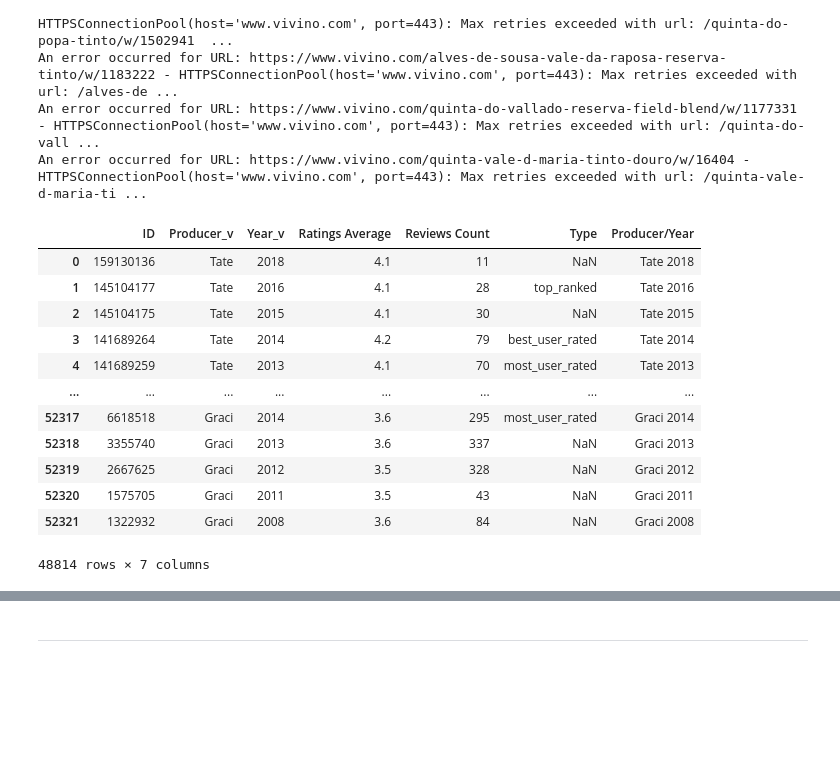
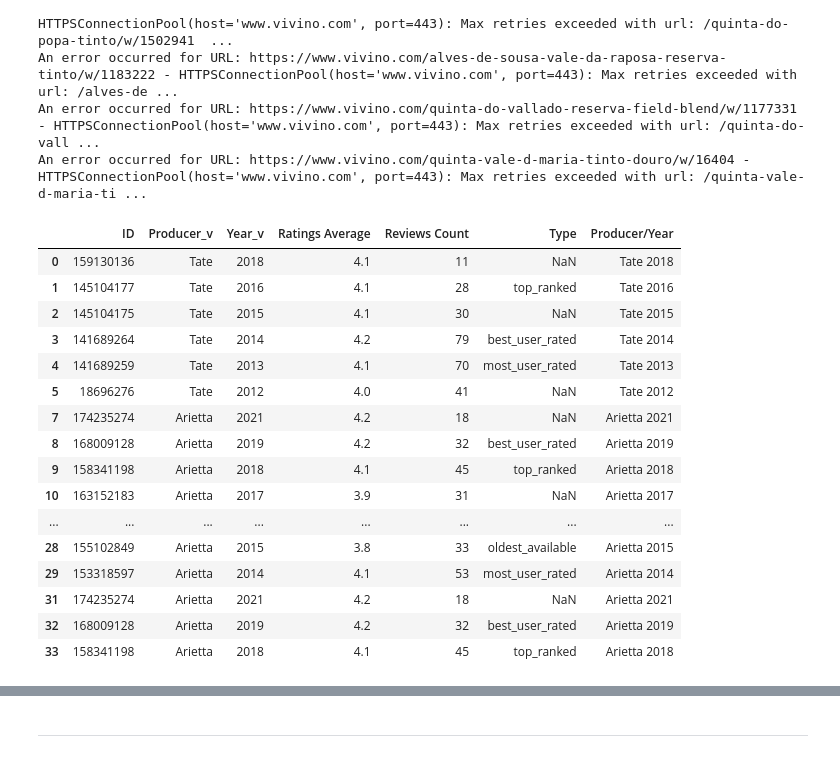
Before and after one commit to willhall2001/BreakinBadCode, a Jupyter notebook: 03_Training_Dataset.ipynb, the cells around one changed output, grey strips where cells are left out. Saved outputs shown, nothing was run; the diff lists cells and outputs as text; code cells hidden in the pictures; blank space fills up the shorter version.

```diff
--- a/03_Training_Dataset.ipynb
+++ b/03_Training_Dataset.ipynb
@@ -333,6 +410,6 @@ FINAL_training_data_Model1_FINAL.to_csv(os.path.join(final_df_file_path, 'FINAL_
 # %%
-recommended_vintages_M2_df, all_vintages_M2_df = Vintage_Dataframe(FINAL_wine_df_filtered_All_Bottles_FINAL)
-vintage_df_M2_final = Final_Vintage_Dataframe(recommended_vintages_M2_df, all_vintages_M2_df, FINAL_wine_df_FINAL, lower_date_bound = 1900, lower_rating_bound  = 3, lower_review_count = 1)
+# recommended_vintages_M2_df, all_vintages_M2_df = Vintage_Dataframe(FINAL_wine_df_filtered_All_Bottles_FINAL)
+# vintage_df_M2_final = Final_Vintage_Dataframe(recommended_vintages_M2_df, all_vintages_M2_df, FINAL_wine_df_FINAL, lower_date_bound = 1900, lower_rating_bound  = 3, lower_review_count = 1)
 #
 # FINAL_training_data_Model2_FINAL = Training_Data_Model2(Columned_Weather_Data, vintage_df_M2_final, FINAL_wine_df_filtered_All_Bottles_FINAL)
 # FINAL_training_data_Model2_FINAL.to_csv(os.path.join(final_df_file_path, 'FINAL_training_data_Model2_FINAL.csv'), index=False)
@@ -355,18 +432,22 @@ An error occurred for URL: https://www.vivino.com/alves-de-sousa-vale-da-raposa-
 An error occurred for URL: https://www.vivino.com/quinta-do-vallado-reserva-field-blend/w/1177331 - HTTPSConnectionPool(host='www.vivino.com', port=443): Max retries exceeded with url: /quinta-do-vall ...
 An error occurred for URL: https://www.vivino.com/quinta-vale-d-maria-tinto-douro/w/16404 - HTTPSConnectionPool(host='www.vivino.com', port=443): Max retries exceeded with url: /quinta-vale-d-maria-ti ...
 # %%
-vintage_df_M2_final
+vintage_df_M2_final.head(30)
 # %% [output]
 |  | ID | Producer_v | Year_v | Ratings Average | Reviews Count | Type | Producer/Year |
 | 0 | 159130136 | Tate | 2018 | 4.1 | 11 | NaN | Tate 2018 |
 | 1 | 145104177 | Tate | 2016 | 4.1 | 28 | top_ranked | Tate 2016 |
 | 2 | 145104175 | Tate | 2015 | 4.1 | 30 | NaN | Tate 2015 |
 | 3 | 141689264 | Tate | 2014 | 4.2 | 79 | best_user_rated | Tate 2014 |
 | 4 | 141689259 | Tate | 2013 | 4.1 | 70 | most_user_rated | Tate 2013 |
+| 5 | 18696276 | Tate | 2012 | 4.0 | 41 | NaN | Tate 2012 |
+| 7 | 174235274 | Arietta | 2021 | 4.2 | 18 | NaN | Arietta 2021 |
+| 8 | 168009128 | Arietta | 2019 | 4.2 | 32 | best_user_rated | Arietta 2019 |
+| 9 | 158341198 | Arietta | 2018 | 4.1 | 45 | top_ranked | Arietta 2018 |
+| 10 | 163152183 | Arietta | 2017 | 3.9 | 31 | NaN | Arietta 2017 |
 | ... | ... | ... | ... | ... | ... | ... | ... |
-| 52317 | 6618518 | Graci | 2014 | 3.6 | 295 | most_user_rated | Graci 2014 |
-| 52318 | 3355740 | Graci | 2013 | 3.6 | 337 | NaN | Graci 2013 |
-| 52319 | 2667625 | Graci | 2012 | 3.5 | 328 | NaN | Graci 2012 |
-| 52320 | 1575705 | Graci | 2011 | 3.5 | 43 | NaN | Graci 2011 |
-| 52321 | 1322932 | Graci | 2008 | 3.6 | 84 | NaN | Graci 2008 |
+| 28 | 155102849 | Arietta | 2015 | 3.8 | 33 | oldest_available | Arietta 2015 |
+| 29 | 153318597 | Arietta | 2014 | 4.1 | 53 | most_user_rated | Arietta 2014 |
+| 31 | 174235274 | Arietta | 2021 | 4.2 | 18 | NaN | Arietta 2021 |
+| 32 | 168009128 | Arietta | 2019 | 4.2 | 32 | best_user_rated | Arietta 2019 |
+| 33 | 158341198 | Arietta | 2018 | 4.1 | 45 | top_ranked | Arietta 2018 |
-48814 rows × 7 columns
```
Also changed, not shown: parts of 11 cells of this notebook, 1 other file.
